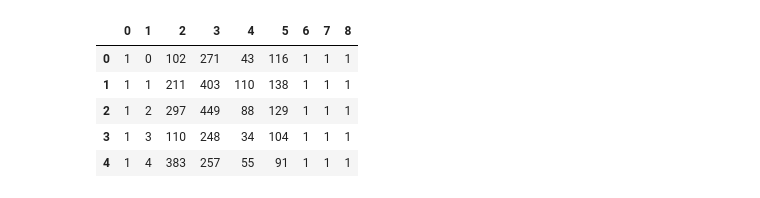
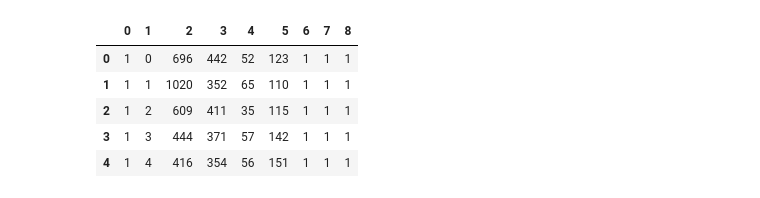
Before and after one commit to henryleo180/CDV, a Jupyter notebook: NGC.ipynb, the cells around one changed output. Saved outputs shown, nothing was run; the diff lists cells and outputs as text; code cells hidden in the pictures.

```diff
--- a/NGC.ipynb
+++ b/NGC.ipynb
@@ -9,17 +9,17 @@ import pandas as pd
 # %%
 device = torch.device('cuda')
 # %%
-PATH = 'dataset/train/v_-6Os86HzwCs_c009/'
+PATH = 'dataset/train/v_ApPxnw_Jffg_c016/'  #v_ApPxnw_Jffg_c016
 
 gt_path = PATH + 'gt/gt.txt'
 
 df = pd.read_csv(gt_path, sep=',', header=None)
 
 df.head()
 # %% [output]
 |  | 0 | 1 | 2 | 3 | 4 | 5 | 6 | 7 | 8 |
-| 0 | 1 | 0 | 102 | 271 | 43 | 116 | 1 | 1 | 1 |
-| 1 | 1 | 1 | 211 | 403 | 110 | 138 | 1 | 1 | 1 |
-| 2 | 1 | 2 | 297 | 449 | 88 | 129 | 1 | 1 | 1 |
-| 3 | 1 | 3 | 110 | 248 | 34 | 104 | 1 | 1 | 1 |
-| 4 | 1 | 4 | 383 | 257 | 55 | 91 | 1 | 1 | 1 |
+| 0 | 1 | 0 | 696 | 442 | 52 | 123 | 1 | 1 | 1 |
+| 1 | 1 | 1 | 1020 | 352 | 65 | 110 | 1 | 1 | 1 |
+| 2 | 1 | 2 | 609 | 411 | 35 | 115 | 1 | 1 | 1 |
+| 3 | 1 | 3 | 444 | 371 | 57 | 142 | 1 | 1 | 1 |
+| 4 | 1 | 4 | 416 | 354 | 56 | 151 | 1 | 1 | 1 |
```
Also changed, not shown: parts of 11 cells of this notebook, 2 other files.
